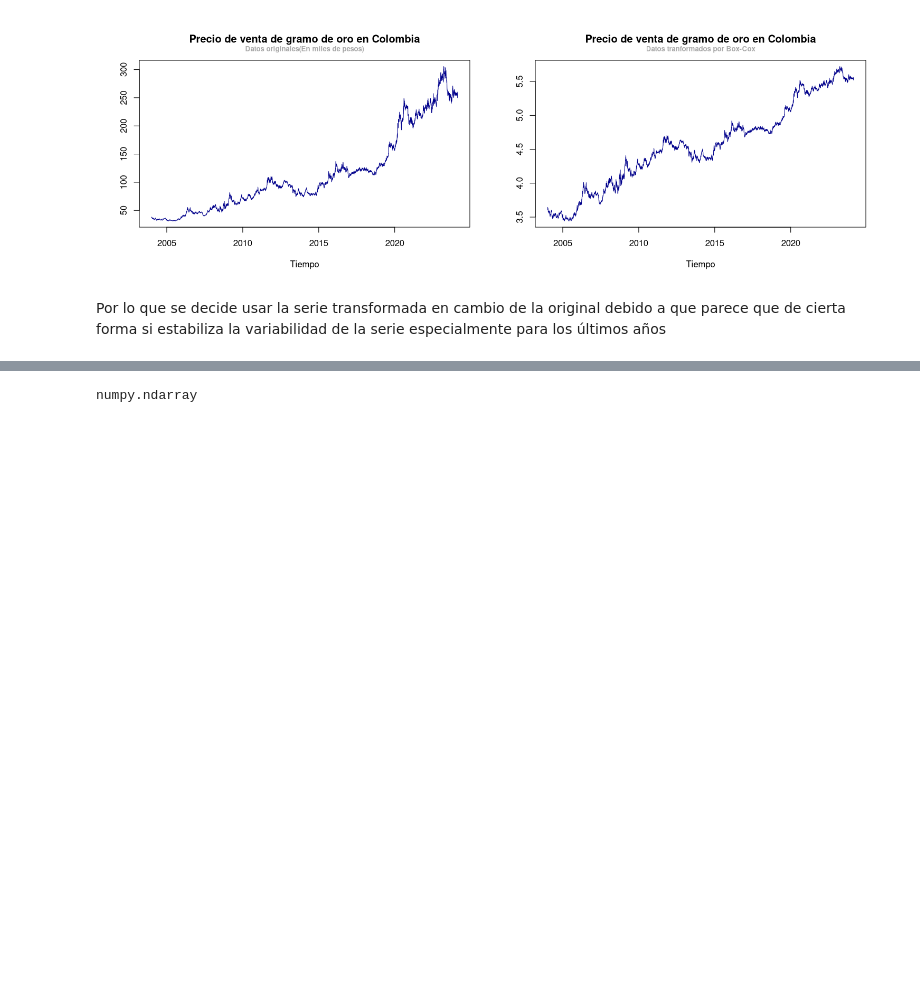
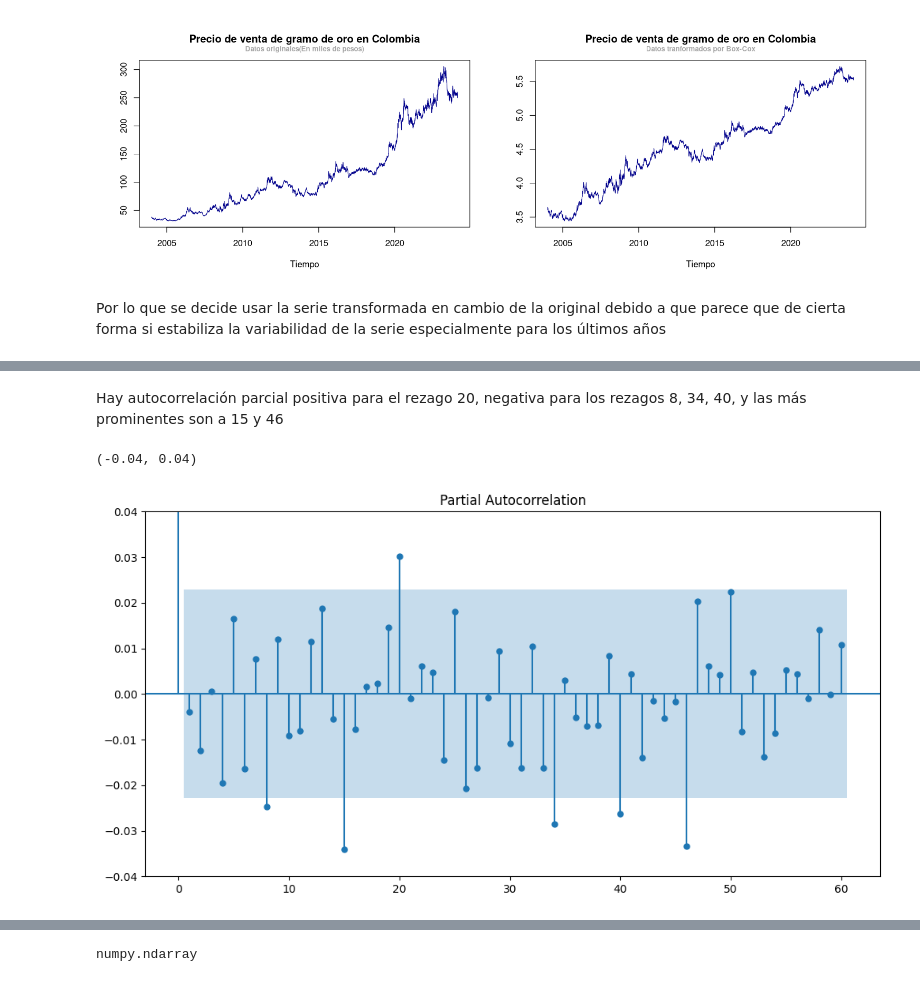
Before and after one commit to Mendivenson/Series-de-tiempo, a Jupyter notebook: Avance 2/Avance 2.ipynb, the cells around one changed output, grey strips where cells are left out. Saved outputs shown, nothing was run; the diff lists cells and outputs as text; code cells hidden in the pictures; blank space fills up the shorter version.

```diff
--- a/Avance 2/Avance 2.ipynb
+++ b/Avance 2/Avance 2.ipynb
@@ -171,0 +191,9 @@ Para los árboles de decisión, tendremos en cuenta lo encontrado en la sección
+# %% [markdown]
+Hay autocorrelación parcial positiva para el rezago 20, negativa para los rezagos 8, 34, 40, y las más prominentes son a 15 y 46
+# %%
+fig, ax = plot.subplots(figsize=(12,6))
+plot_pacf(diffOro,lags=60, ax=ax)
+ax.set_ylim([-0.04,0.04])
+# %% [output]
+(-0.04, 0.04)
+[figure, added]
```
Also changed, not shown: parts of 47 cells of this notebook, 3 other files.
